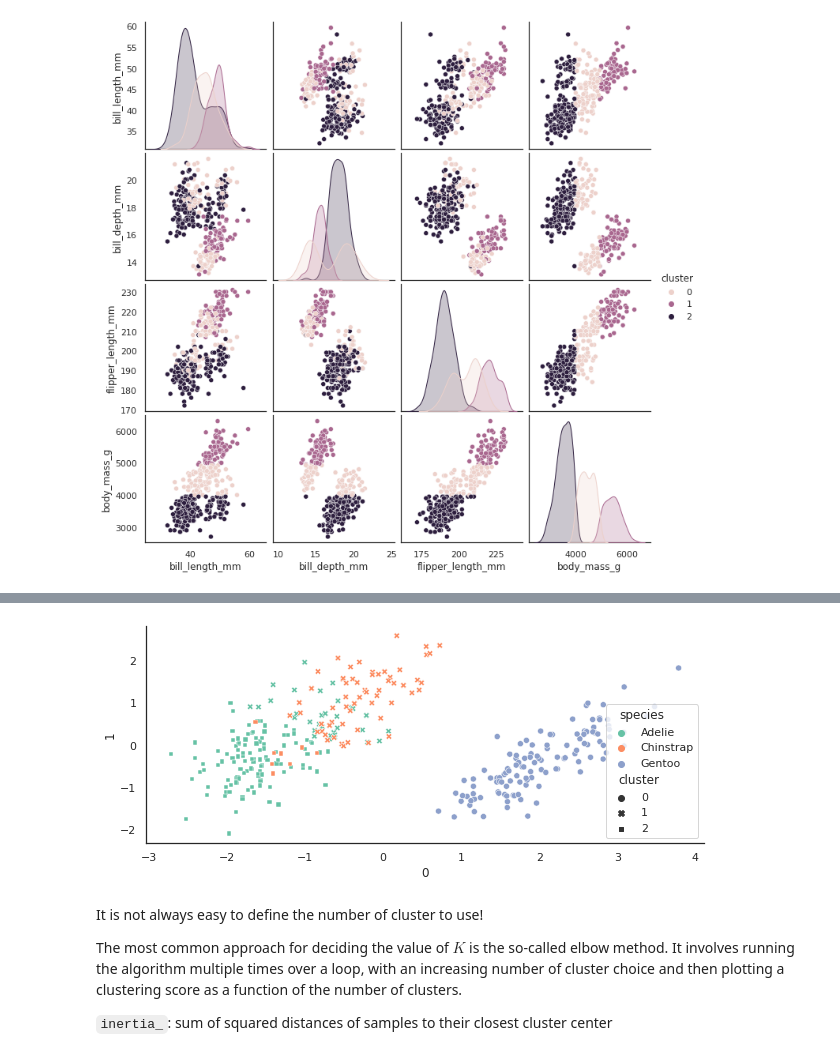
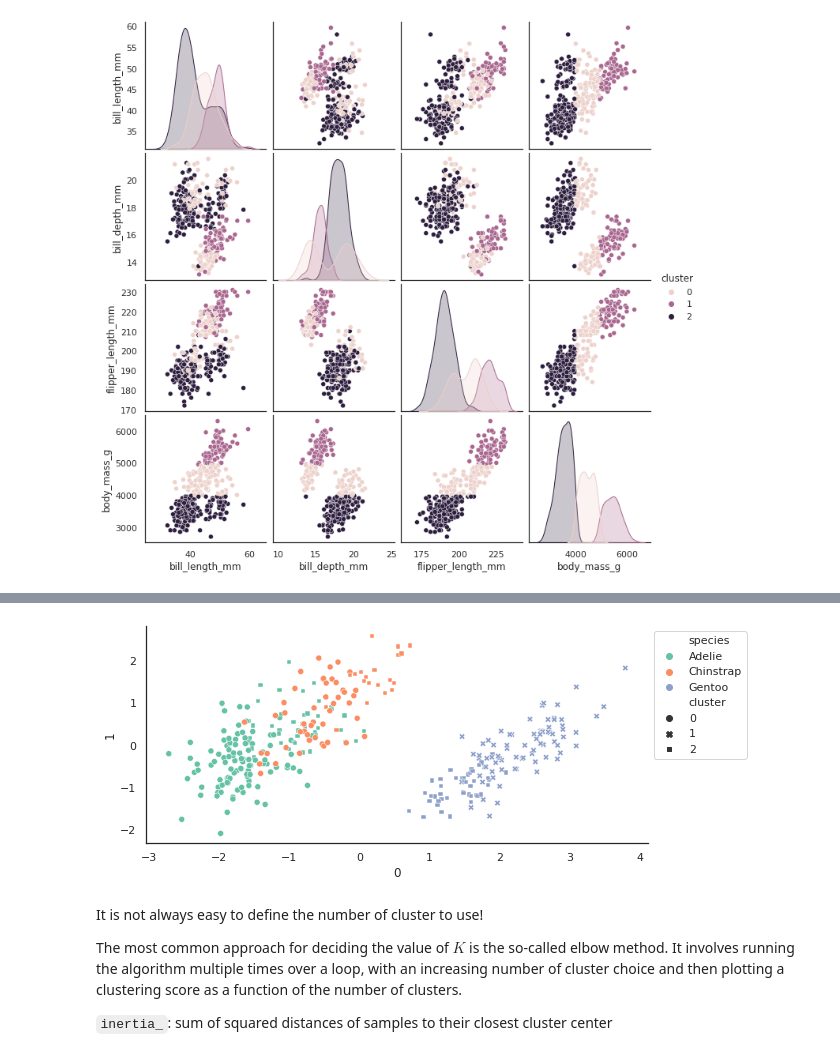
Before and after one commit to AngeliqueGallinari/BIM6065C, a Jupyter notebook: data_analysis_3.ipynb, the cells around one changed output, grey strips where cells are left out. Cells and saved outputs as stored; diff of their text form; code cells hidden in the pictures.

```diff
--- a/data_analysis_3.ipynb
+++ b/data_analysis_3.ipynb
@@ -181,7 +196,10 @@ sns.despine()
 # %%
 ### Instead of using measurements values, cluster penguins based on the result of the dimensionality reduction
+sns.scatterplot(data=reduce_penguin, x=0, y=1, hue="species", style=data_penguin["cluster"])
+plt.legend(bbox_to_anchor=(1,1))
+sns.despine()
 # %% [output]
-[figure, old version]
+[figure, new version]
 # %% [markdown]
 It is not always easy to define the number of cluster to use!
 
```
Also changed, not shown: parts of 24 cells of this notebook.
